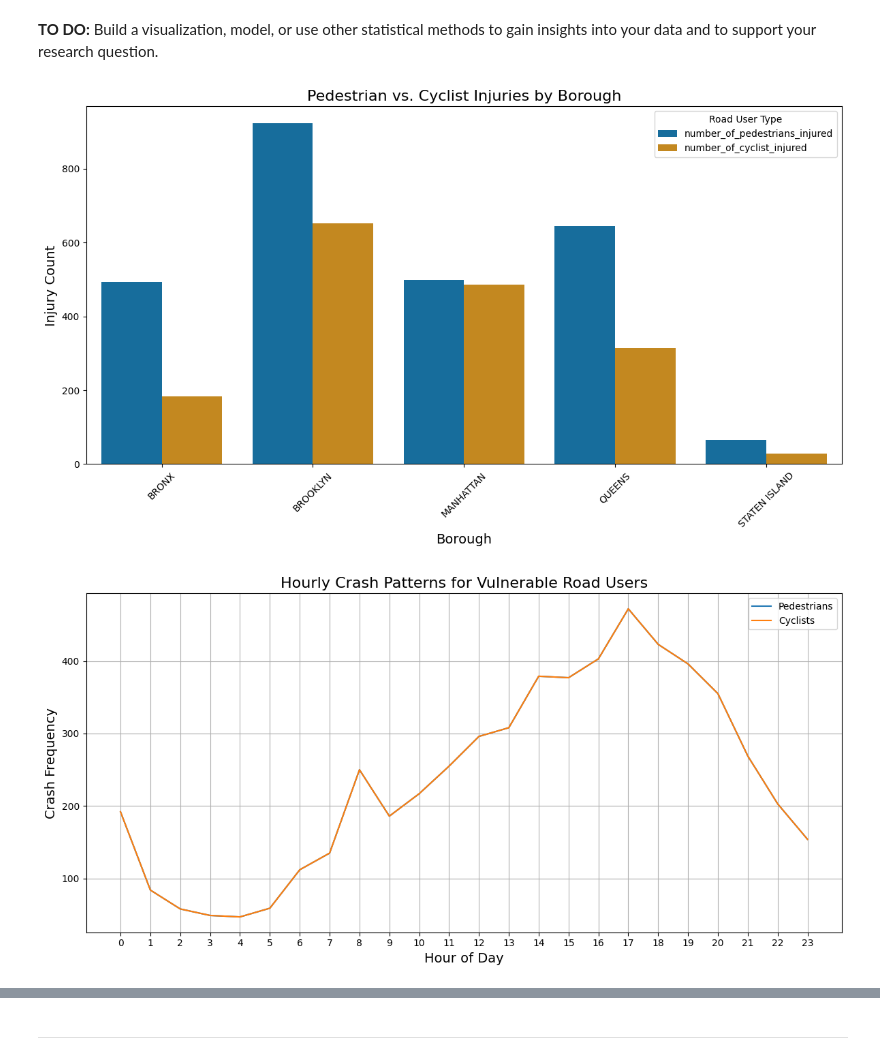
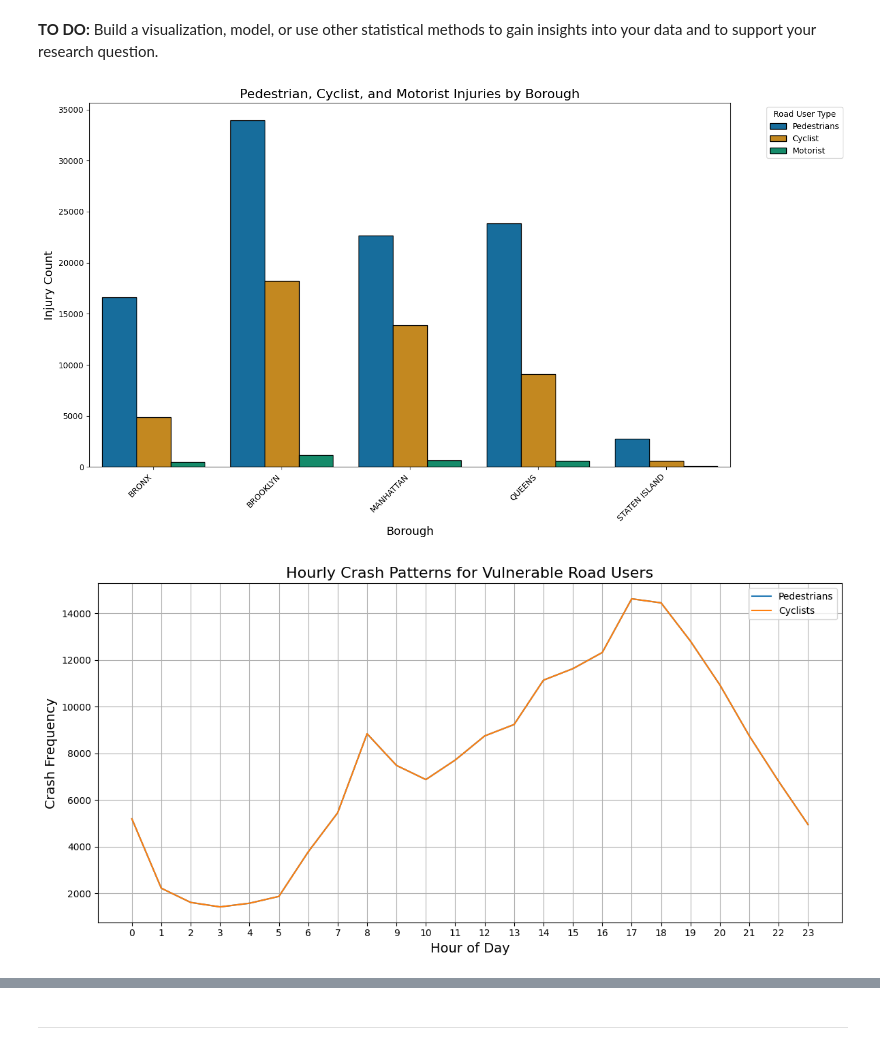
Before and after one commit to Raswanth-Prasath/TDSP, a Jupyter notebook: EXPLORER_ACCELERATOR_Transportation_Data_Science_Project_(TDSP).ipynb, the cells around one changed output, grey strips where cells are left out. Cells and saved outputs as stored; diff of their text form; code cells hidden in the pictures.

```diff
--- a/EXPLORER_ACCELERATOR_Transportation_Data_Science_Project_(TDSP).ipynb
+++ b/EXPLORER_ACCELERATOR_Transportation_Data_Science_Project_(TDSP).ipynb
@@ -809,7 +812,7 @@ import folium
 from folium.plugins import HeatMap
 
 # Load data
-url = "https://data.cityofnewyork.us/resource/h9gi-nx95.csv?$limit=50000"  # Reduced for demo
+url = "https://data.cityofnewyork.us/resource/h9gi-nx95.csv?$limit=2148091"  # Reduced for demo
 data = pd.read_csv(url, low_memory=False)
 
 # Convert date/time
@@ -827,22 +830,30 @@ vulnerable_data = data[(data['number_of_pedestrians_injured'] > 0) |
 # 1. Clustered Bar Chart: Injuries by Borough
 borough_stats = vulnerable_data.groupby('borough').agg({
     'number_of_pedestrians_injured': 'sum',
-    'number_of_cyclist_injured': 'sum'
+    'number_of_cyclist_injured': 'sum',
+    'number_of_motorist_injured': 'sum'  # Added motorist injuries
 }).reset_index()
 
 # Melt for seaborn
 melted = borough_stats.melt(id_vars='borough',
-                            value_vars=['number_of_pedestrians_injured', 'number_of_cyclist_injured'],
+                            value_vars=[
+                                'number_of_pedestrians_injured',
+                                'number_of_cyclist_injured',
+                                'number_of_motorist_injured'
+                            ],
                             var_name='crash_type',
                             value_name='count')
 
-plt.figure(figsize=(12, 7))
-sns.barplot(x='borough', y='count', hue='crash_type', data=melted, palette='colorblind')
-plt.title('Pedestrian vs. Cyclist Injuries by Borough', fontsize=16)
+melted['crash_type'] = melted['crash_type'].str.replace('number_of_', '').str.replace('_injured', '').str.title()
+
+plt.figure(figsize=(14, 8))
+sns.barplot(x='borough', y='count', hue='crash_type', data=melted,
+            palette='colorblind', edgecolor='black')
+plt.title('Pedestrian, Cyclist, and Motorist Injuries by Borough', fontsize=16)
 plt.xlabel('Borough', fontsize=14)
 plt.ylabel('Injury Count', fontsize=14)
-plt.xticks(rotation=45)
-plt.legend(title='Road User Type')
+plt.xticks(rotation=45, ha='right')
+plt.legend(title='Road User Type', bbox_to_anchor=(1.05, 1), loc='upper left')
 plt.tight_layout()
 plt.show()
 
@@ -885,33 +896,33 @@ def create_risk_map(data):
     HeatMap(cyc_data, name='Cyclist Risk', radius=10).add_to(m)
 
     folium.LayerControl().add_to(m)
     return m
 
 # Use this instead of the original mapping code
 geo_data = vulnerable_data.copy()
 risk_map = create_risk_map(geo_data)
 risk_map.save('vulnerable_heatmap.html')
 
 
 # 4. Severity Analysis by Borough
 severity = vulnerable_data.groupby('borough').agg({
     'number_of_pedestrians_killed': 'sum',
     'number_of_cyclist_killed': 'sum',
     'number_of_pedestrians_injured': 'sum',
     'number_of_cyclist_injured': 'sum'
 })
 
 # Calculate rates per 100 crashes
 total_crashes = vulnerable_data['borough'].value_counts()
 severity_rates = severity.div(total_crashes, axis=0) * 100
 
 plt.figure(figsize=(12, 7))
-sns.heatmap(severity_rates.T, annot=True, fmt=".1f", cmap='heatmap', linewidths=.5)
+sns.heatmap(severity_rates.T, annot=True, fmt=".1f", cmap='cubehelix', linewidths=.5)
 plt.title('Crash Severity Rates per 100 Crashes by Borough', fontsize=16)
 plt.xlabel('Borough', fontsize=14)
 plt.ylabel('Severity Metric', fontsize=14)
 plt.tight_layout()
 plt.show()
 # %% [output]
-[figure, old version]
+[figure, new version]
-[figure, old version]
+[figure, new version]
```
Also changed, not shown: parts of 13 cells of this notebook.
